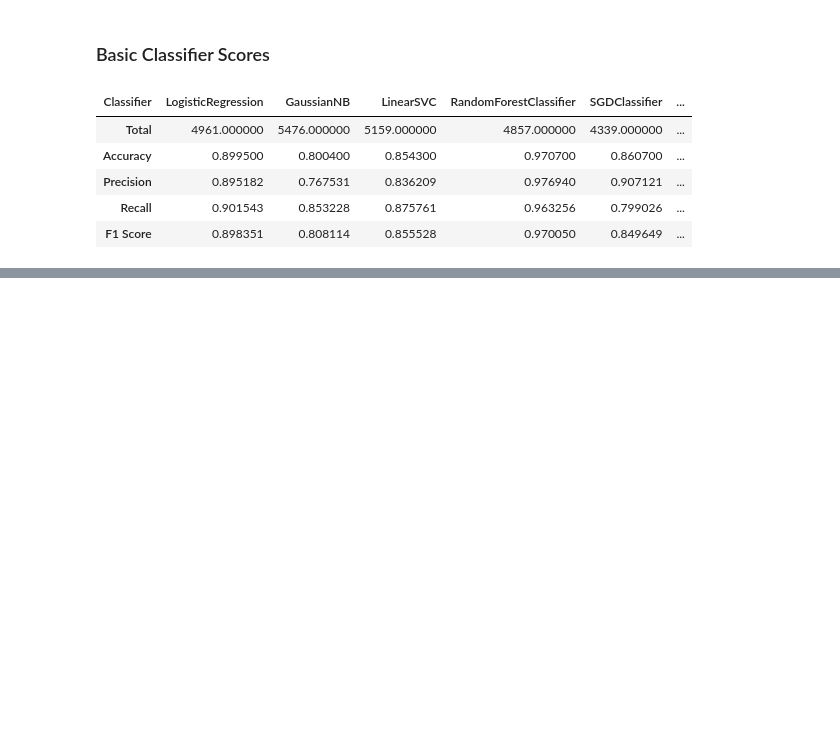
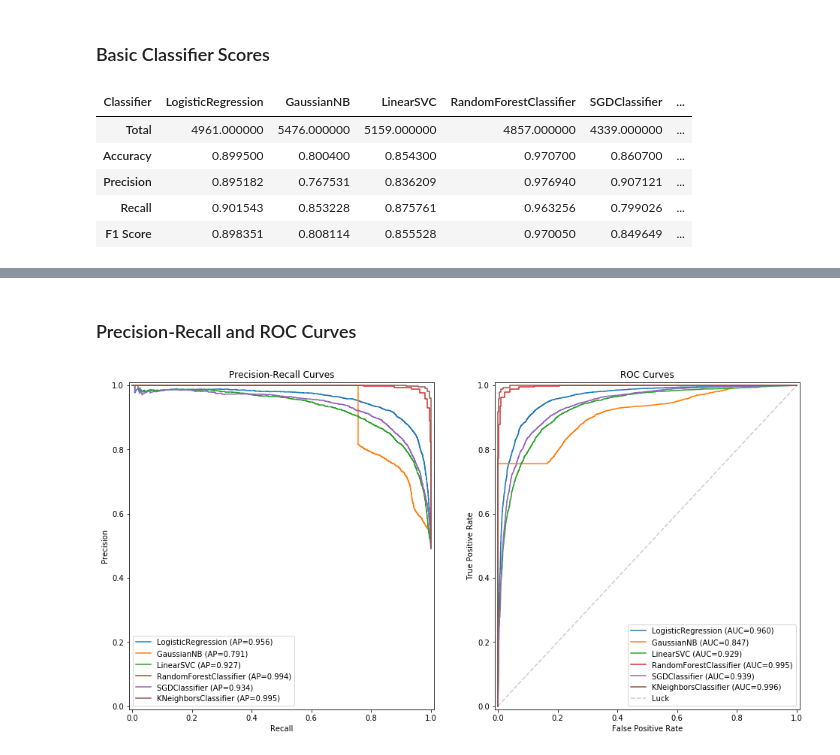
Before and after one commit to johnstill/calibration, a Jupyter notebook: Classifiers.ipynb, the cells around one changed output, grey strips where cells are left out. Saved outputs shown, nothing was run; the diff lists cells and outputs as text; code cells hidden in the pictures; blank space fills up the shorter version.

```diff
--- a/Classifiers.ipynb
+++ b/Classifiers.ipynb
@@ -101,0 +78,31 @@ plt.show()
+# %% [markdown]
+### Precision-Recall and ROC Curves
+# %%
+fig, (pr_plot, roc_plot) = plt.subplots(nrows=1, ncols=2, figsize=(16, 8))
+
+for plot in (pr_plot, roc_plot):
+    plot.set_xlim([-0.01, 1.01])
+    plot.set_ylim([-0.01, 1.01])
+
+for label, (precisions, recalls, thresholds) in pr_curves.iteritems():
+    ap = avg_precs[label]
+    pr_plot.step(recalls, precisions, label=f'{label} (AP={ap:.3f})')
+
+pr_plot.set_ylabel('Precision')
+pr_plot.set_xlabel('Recall')
+pr_plot.set_title('Precision-Recall Curves')
+pr_plot.legend(loc='lower left')
+
+roc_curves = probs.agg(partial(roc_curve, actual))
+for label, (fpr, tpr, _) in roc_curves.iteritems():
+    roc_plot.step(fpr, tpr, label=f'{label} (AUC={auc(fpr, tpr):.3f})')
+
+roc_plot.plot([0, 1], [0, 1], 'k--', label='Luck', alpha=0.2)
+roc_plot.set_ylabel('True Positive Rate')
+roc_plot.set_xlabel('False Positive Rate')
+roc_plot.set_title('ROC Curves')
+roc_plot.legend(loc='lower right')
+
+plt.show()
+# %% [output]
+[figure, added]
```
Also changed, not shown: parts of 10 cells of this notebook.
